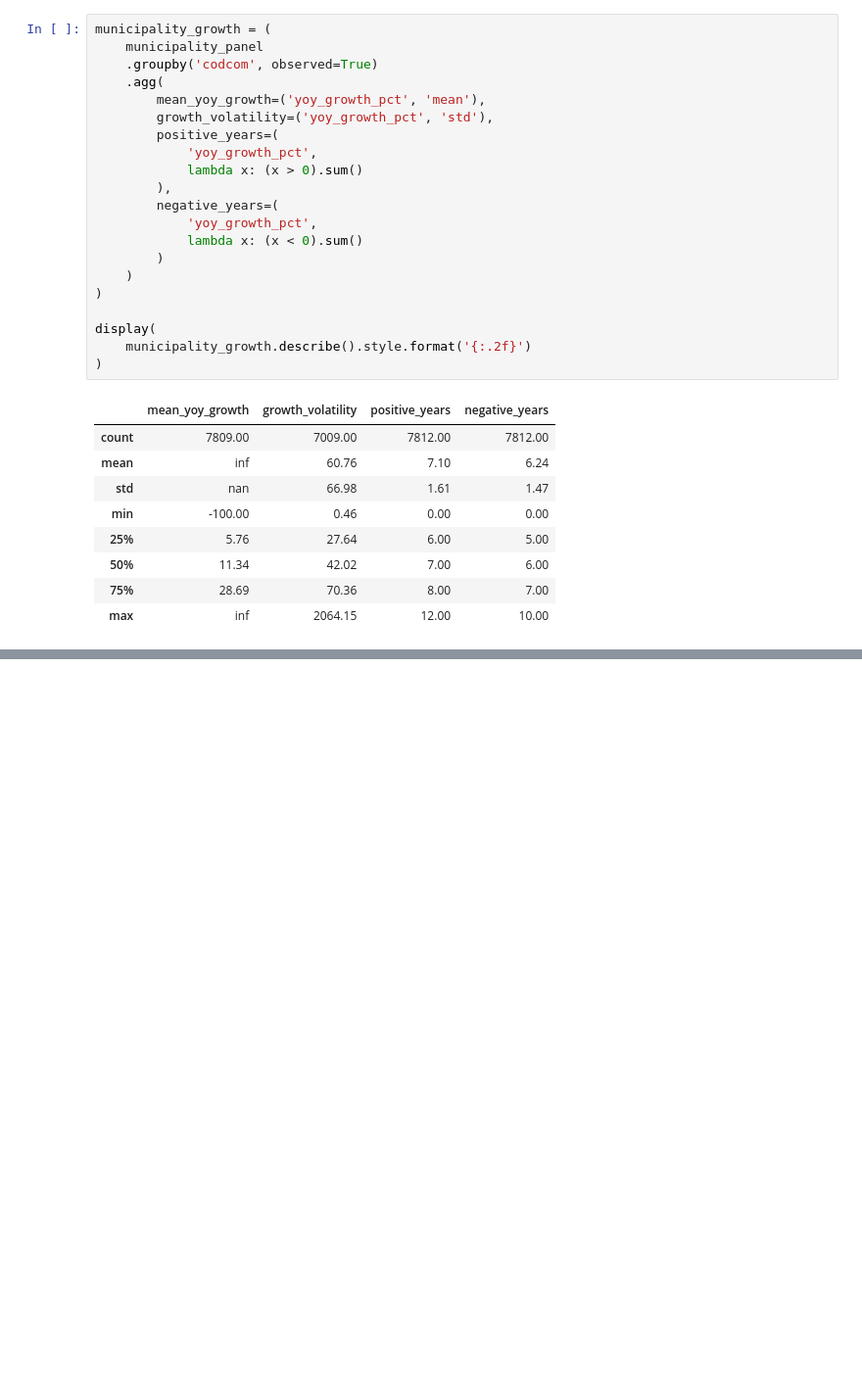
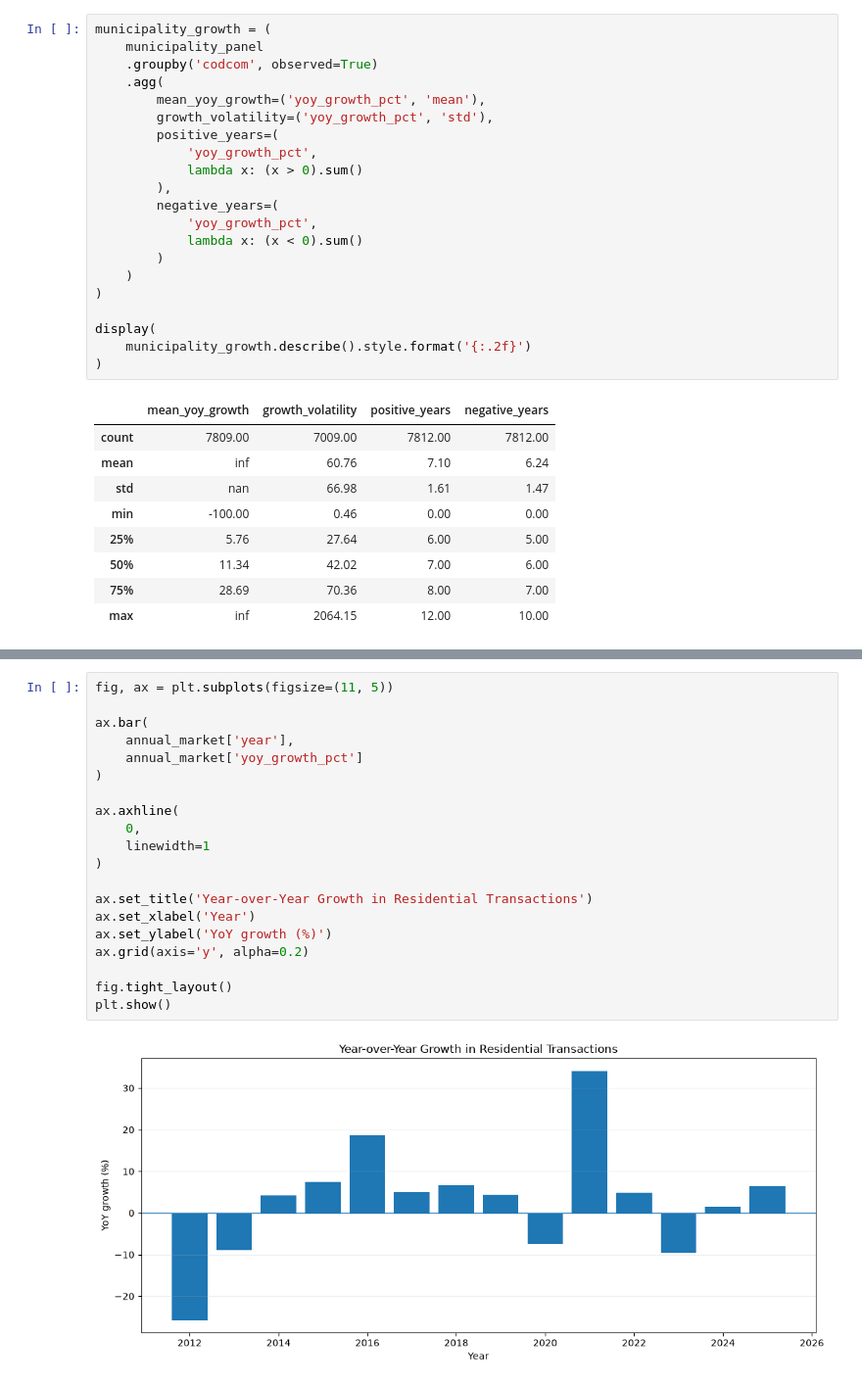
Before and after one commit to danielematix67-boop/italian-real-estate-analysis, a Jupyter notebook: notebooks/02_omi_transactions_exploration.ipynb, the cells around one changed output, grey strips where cells are left out. Shown at 98% size. Cells and saved outputs as stored; diff of their text form; blank space fills up the shorter version.

```diff
--- a/notebooks/02_omi_transactions_exploration.ipynb
+++ b/notebooks/02_omi_transactions_exploration.ipynb
@@ -1739,0 +1758,22 @@ display(
+# %%
+fig, ax = plt.subplots(figsize=(11, 5))
+
+ax.bar(
+    annual_market['year'],
+    annual_market['yoy_growth_pct']
+)
+
+ax.axhline(
+    0,
+    linewidth=1
+)
+
+ax.set_title('Year-over-Year Growth in Residential Transactions')
+ax.set_xlabel('Year')
+ax.set_ylabel('YoY growth (%)')
+ax.grid(axis='y', alpha=0.2)
+
+fig.tight_layout()
+plt.show()
+# %% [output]
+[figure, added]
```
Also changed, not shown: parts of 4 cells of this notebook, 1 other file.
